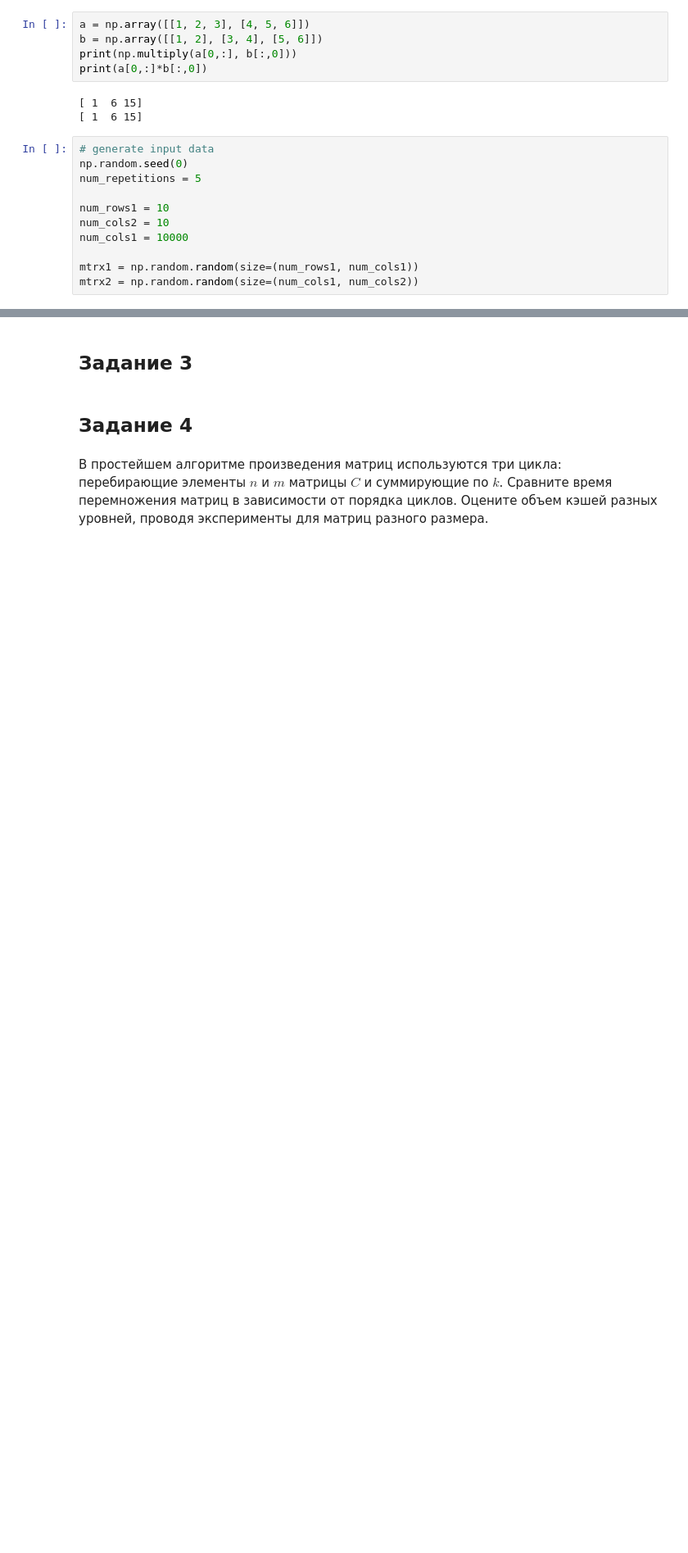
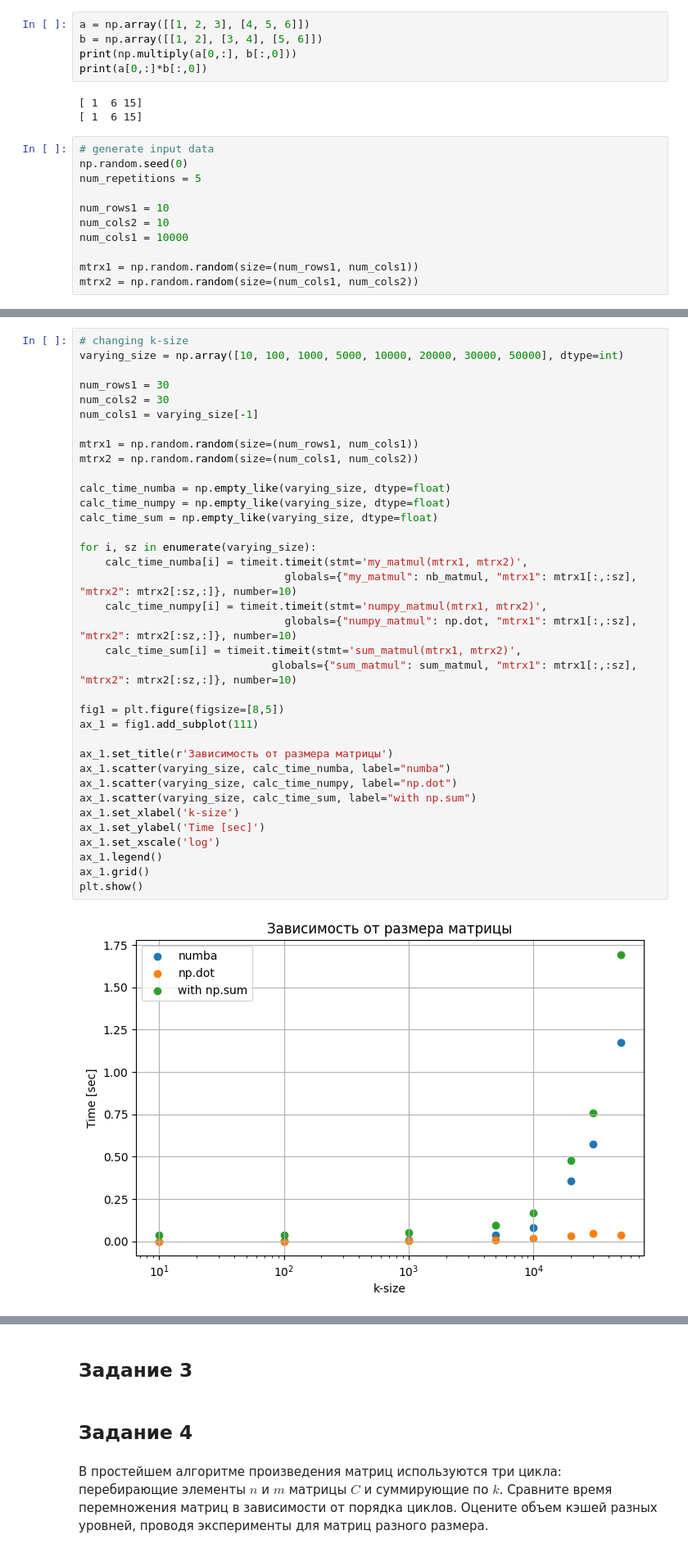
Before and after one commit to isvoropaev02/matrix_algorithms, a Jupyter notebook: lab1/main_lab1.ipynb, the cells around one changed output, grey strips where cells are left out. Shown at 82% size. Cells and saved outputs as stored; diff of their text form; blank space fills up the shorter version.

Commit message:
time graphs

```diff
--- a/lab1/main_lab1.ipynb
+++ b/lab1/main_lab1.ipynb
@@ -92,0 +93,38 @@ Sum mean time: 0.01757897997740656 sec
+# %%
+# changing k-size
+varying_size = np.array([10, 100, 1000, 5000, 10000, 20000, 30000, 50000], dtype=int)
+
+num_rows1 = 30
+num_cols2 = 30
+num_cols1 = varying_size[-1]
+
+mtrx1 = np.random.random(size=(num_rows1, num_cols1))
+mtrx2 = np.random.random(size=(num_cols1, num_cols2))
+
+calc_time_numba = np.empty_like(varying_size, dtype=float)
+calc_time_numpy = np.empty_like(varying_size, dtype=float)
+calc_time_sum = np.empty_like(varying_size, dtype=float)
+
+for i, sz in enumerate(varying_size):
+    calc_time_numba[i] = timeit.timeit(stmt='my_matmul(mtrx1, mtrx2)',
+                                globals={"my_matmul": nb_matmul, "mtrx1": mtrx1[:,:sz], "mtrx2": mtrx2[:sz,:]}, number=10)
+    calc_time_numpy[i] = timeit.timeit(stmt='numpy_matmul(mtrx1, mtrx2)',
+                                globals={"numpy_matmul": np.dot, "mtrx1": mtrx1[:,:sz], "mtrx2": mtrx2[:sz,:]}, number=10)
+    calc_time_sum[i] = timeit.timeit(stmt='sum_matmul(mtrx1, mtrx2)',
+                              globals={"sum_matmul": sum_matmul, "mtrx1": mtrx1[:,:sz], "mtrx2": mtrx2[:sz,:]}, number=10)
+
+fig1 = plt.figure(figsize=[8,5])
+ax_1 = fig1.add_subplot(111)
+
+ax_1.set_title(r'Зависимость от размера матрицы')
+ax_1.scatter(varying_size, calc_time_numba, label="numba")
+ax_1.scatter(varying_size, calc_time_numpy, label="np.dot")
+ax_1.scatter(varying_size, calc_time_sum, label="with np.sum")
+ax_1.set_xlabel('k-size')
+ax_1.set_ylabel('Time [sec]')
+ax_1.set_xscale('log')
+ax_1.legend()
+ax_1.grid()
+plt.show()
+# %% [output]
+[figure, added]
```
Also changed, not shown: parts of 3 cells of this notebook.
